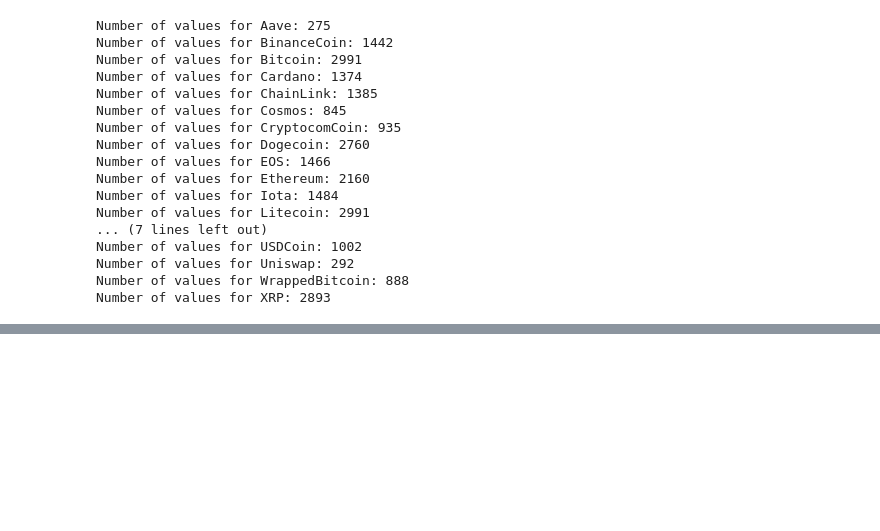
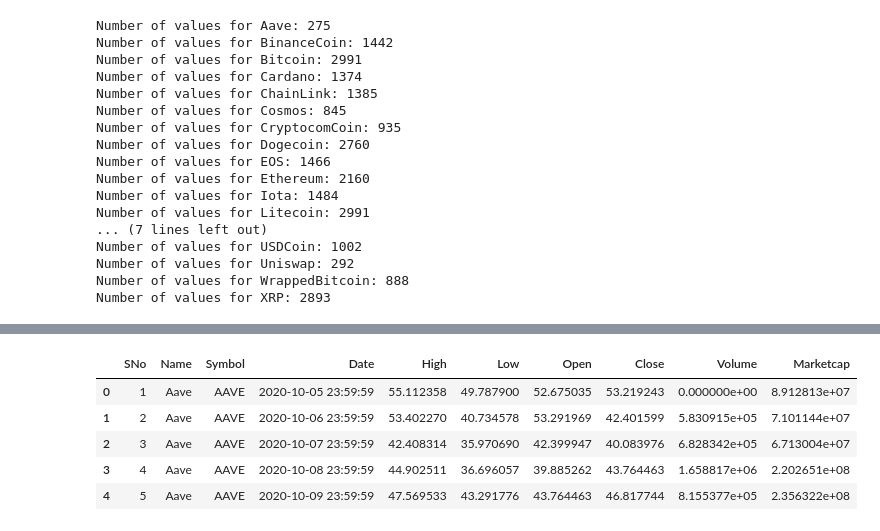
Before and after one commit to IvanDzanija/PortfolioSimulator, a Jupyter notebook: QuantifyRisk/notebooks/Untitled.ipynb, the cells around one changed output, grey strips where cells are left out. Saved outputs shown, nothing was run; the diff lists cells and outputs as text; code cells hidden in the pictures; blank space fills up the shorter version.

```diff
--- a/QuantifyRisk/notebooks/Untitled.ipynb
+++ b/QuantifyRisk/notebooks/Untitled.ipynb
@@ -89,0 +45,9 @@ plt.show()
+# %%
+dataframes[coins[0]].head()
+# %% [output]
+|  | SNo | Name | Symbol | Date | High | Low | Open | Close | Volume | Marketcap |
+| 0 | 1 | Aave | AAVE | 2020-10-05 23:59:59 | 55.112358 | 49.787900 | 52.675035 | 53.219243 | 0.000000e+00 | 8.912813e+07 |
+| 1 | 2 | Aave | AAVE | 2020-10-06 23:59:59 | 53.402270 | 40.734578 | 53.291969 | 42.401599 | 5.830915e+05 | 7.101144e+07 |
+| 2 | 3 | Aave | AAVE | 2020-10-07 23:59:59 | 42.408314 | 35.970690 | 42.399947 | 40.083976 | 6.828342e+05 | 6.713004e+07 |
+| 3 | 4 | Aave | AAVE | 2020-10-08 23:59:59 | 44.902511 | 36.696057 | 39.885262 | 43.764463 | 1.658817e+06 | 2.202651e+08 |
+| 4 | 5 | Aave | AAVE | 2020-10-09 23:59:59 | 47.569533 | 43.291776 | 43.764463 | 46.817744 | 8.155377e+05 | 2.356322e+08 |
```
Also changed, not shown: parts of 14 cells of this notebook, 1 other file.
